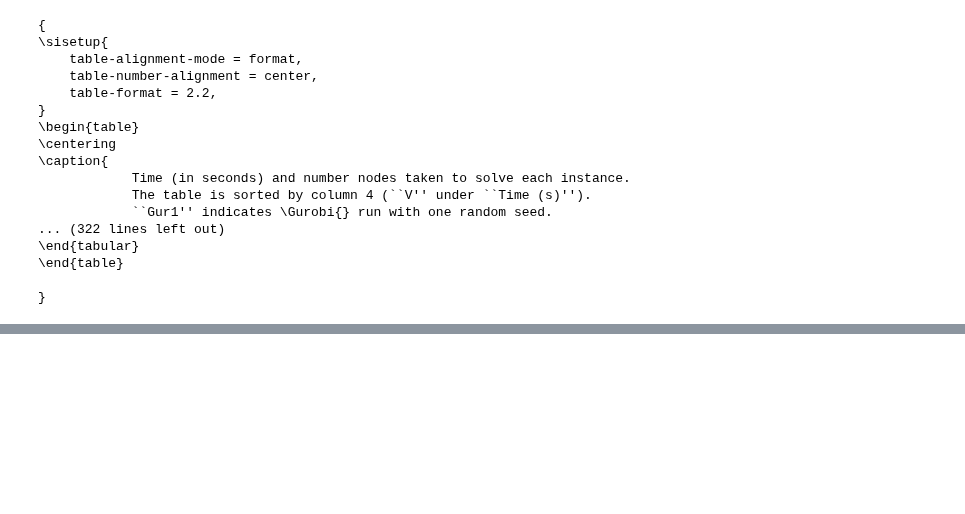
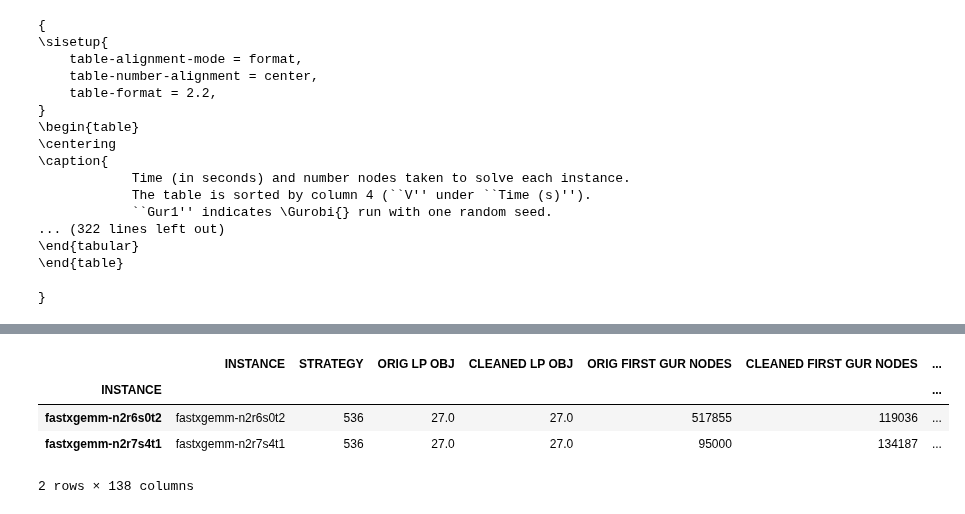
Before and after one commit to akazachk/vpc, a Jupyter notebook: plots/plots.ipynb, the cells around one changed output, grey strips where cells are left out. Drawn from its saved outputs; the diff is of its cells as text; code cells hidden in the pictures; blank space fills up the shorter version.

```diff
--- a/plots/plots.ipynb
+++ b/plots/plots.ipynb
@@ -4672,0 +4688,8 @@ print(table13_str)
+# %%
+df_preprocess.loc[[inst for inst in df_preprocess.index if 'fast' in inst]]
+# %% [output]
+|  | INSTANCE | STRATEGY | ORIG LP OBJ | CLEANED LP OBJ | ORIG FIRST GUR NODES | CLEANED FIRST GUR NODES | ... |
+| INSTANCE |  |  |  |  |  |  | ... |
+| fastxgemm-n2r6s0t2 | fastxgemm-n2r6s0t2 | 536 | 27.0 | 27.0 | 517855 | 119036 | ... |
+| fastxgemm-n2r7s4t1 | fastxgemm-n2r7s4t1 | 536 | 27.0 | 27.0 | 95000 | 134187 | ... |
+2 rows × 138 columns
```
Also changed, not shown: parts of 4 cells of this notebook.
